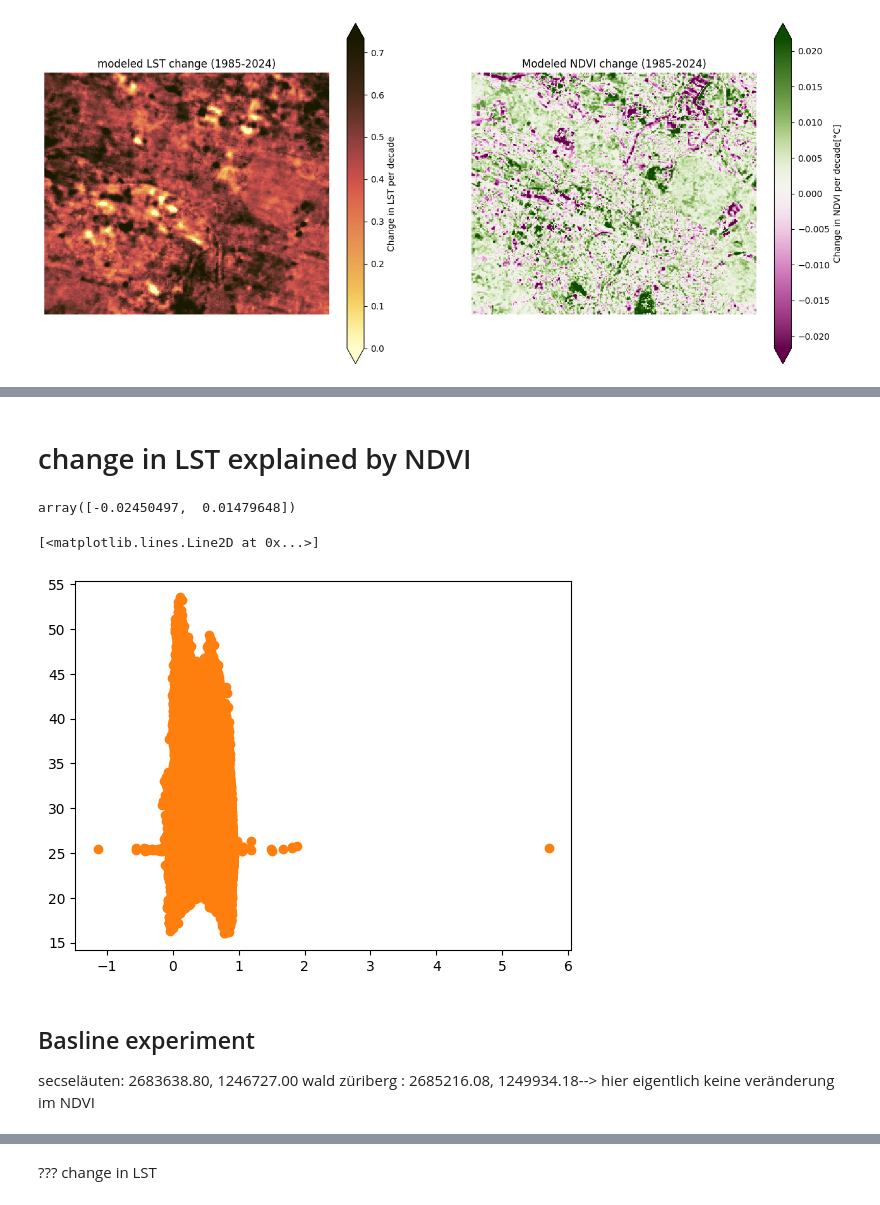
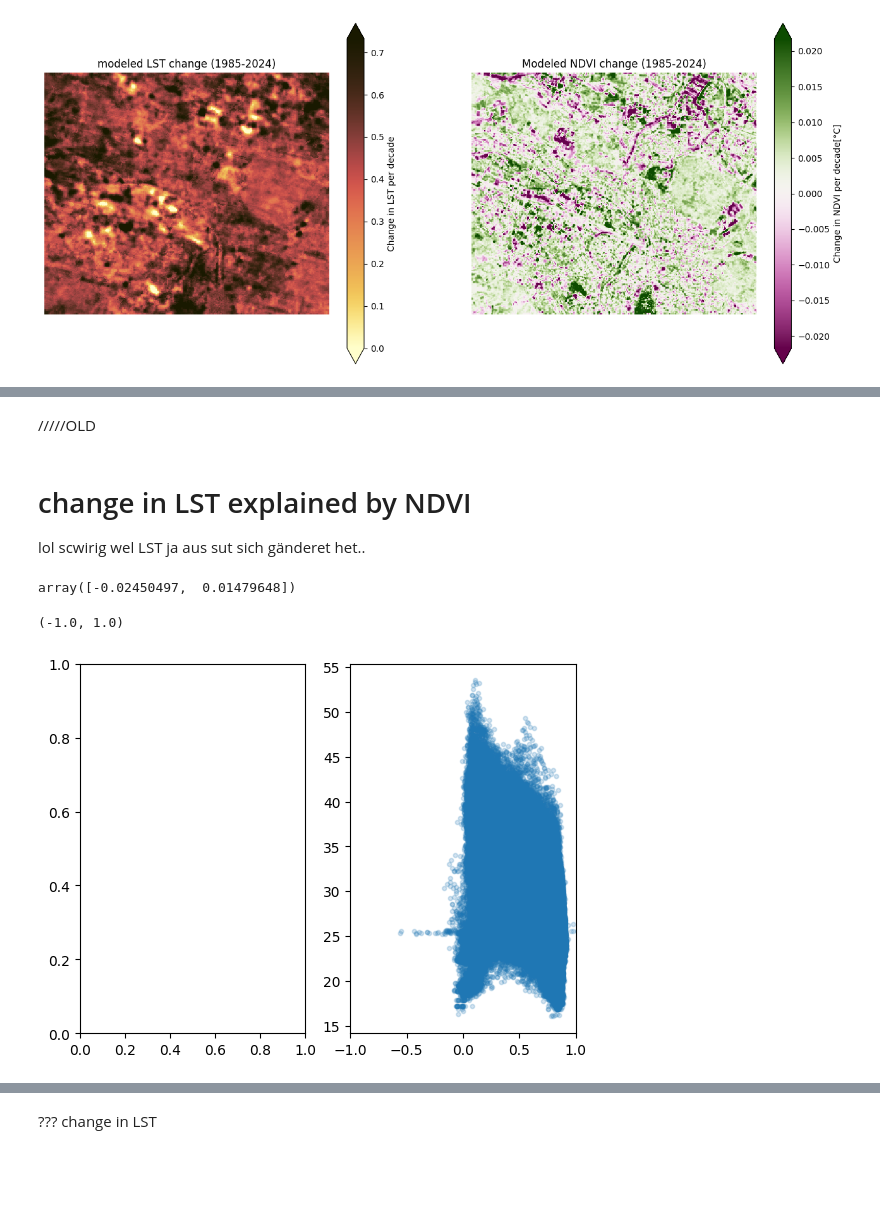
Before and after one commit to MinaKimBebi/Urban_Heat_Zurich_sds210_mbebi, a Jupyter notebook: notebooks/heattrends_in_Zurich.ipynb, the cells around one changed output, grey strips where cells are left out. Cells and saved outputs as stored; diff of their text form; code cells hidden in the pictures; blank space fills up the shorter version.

```diff
--- a/notebooks/heattrends_in_Zurich.ipynb
+++ b/notebooks/heattrends_in_Zurich.ipynb
@@ -204,5 +230,8 @@ ax[1].set_aspect('equal')
+# %% [markdown]
+/////OLD
 # %% [markdown]
 # change in LST explained by NDVI
+lol scwirig wel LST ja aus sut sich gänderet het..
 # %%
 flat_LST_slope = LST_slope10.values.flatten()
 flat_NDVI_slope = NDVI_slope10.values.flatten()
@@ -217,13 +246,11 @@ array([-0.02450497,  0.01479648])
 # %%
 ## experiment: plotting NDVI against LST
 
-plt.plot(NDVI_mean.values,LST_mean.values)##no relationsip
+fig, ax = plt.subplots(1,2)
+#ax[0].plot(NDVI_mean.values,LST_mean.values)##no relationsip
 
-plt.plot(NDVI.values.flatten(), LST.values.flatten(), marker = "o", ls = "")
+ax[1].plot(NDVI.values.flatten(), LST.values.flatten(), marker = ".", ls = "", alpha = 0.2)
+ax[1].set_xlim(xmin = -1, xmax= 1)
 # %% [output]
-[<matplotlib.lines.Line2D at 0x...>]
+(-1.0, 1.0)
-[figure, old version]
+[figure, new version]
-# %% [markdown]
-## Basline experiment
-secseläuten: 2683638.80, 1246727.00
-wald züriberg : 2685216.08, 1249934.18--> hier eigentlich keine veränderung im NDVI
```
Also changed, not shown: parts of 9 cells of this notebook.
